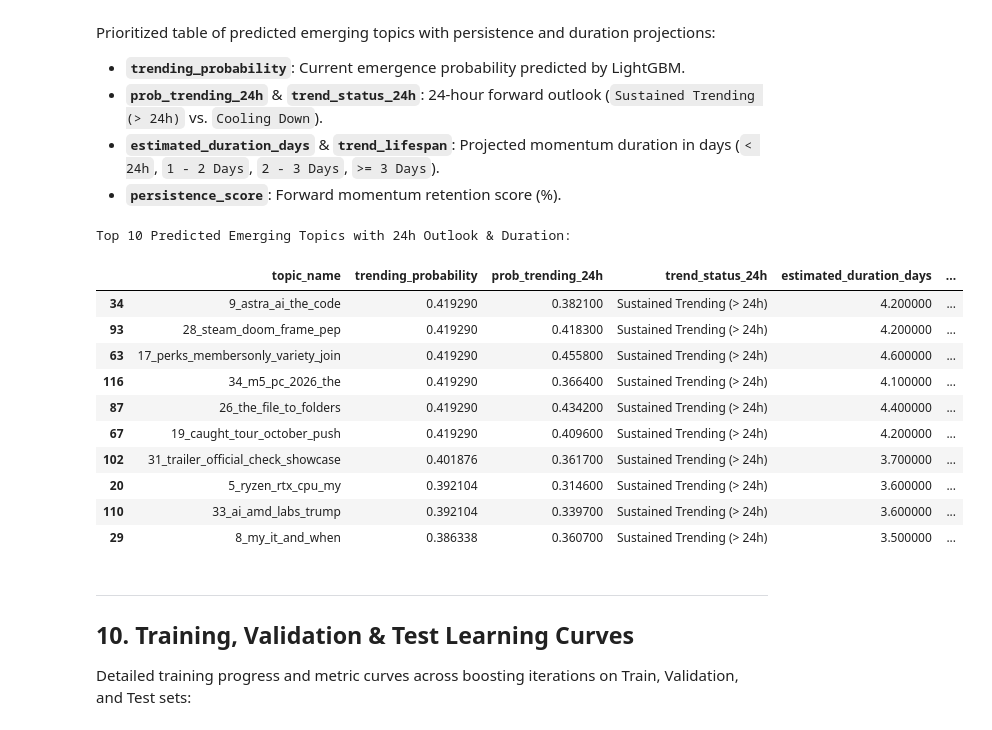
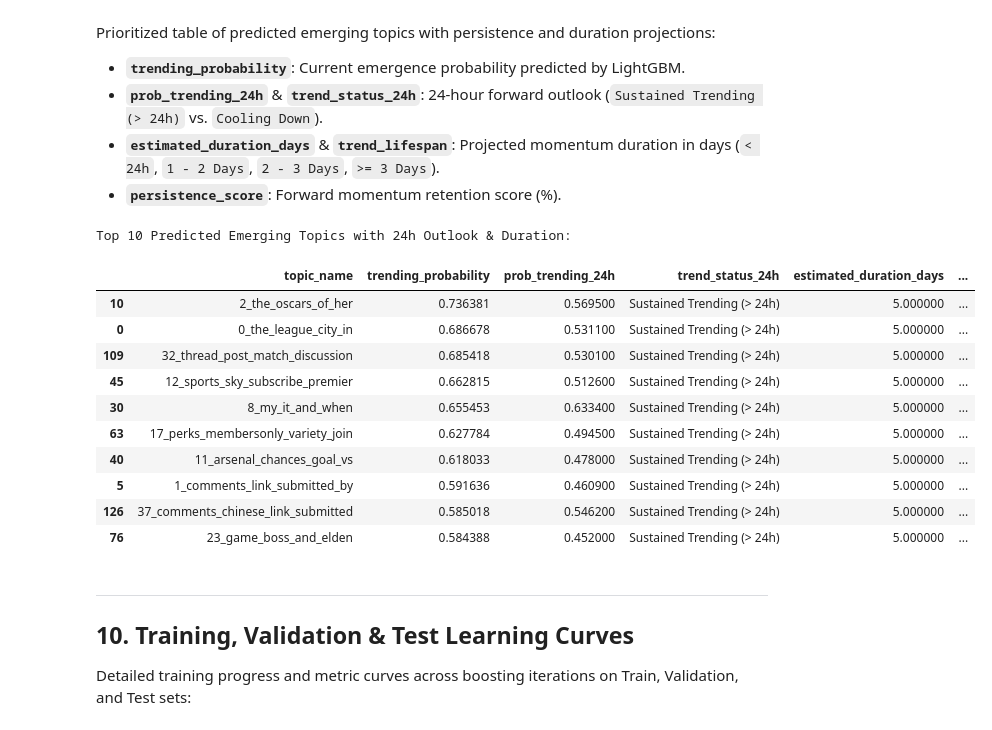
Before and after one commit to nguyenthanhcong041006/social-listening-trending, a Jupyter notebook: notebooks/04_model_evaluation_and_visualization.ipynb, the cells around one changed output. Drawn from its saved outputs; the diff is of its cells as text; code cells hidden in the pictures.

```diff
--- a/notebooks/04_model_evaluation_and_visualization.ipynb
+++ b/notebooks/04_model_evaluation_and_visualization.ipynb
@@ -115,0 +58,14 @@ Test samples: 128 | Actual Trending: 63 (49.2%) | Predicted Trending: 80
+# %%
+test_predictions_path = 'data/08_predictions/all_test_predictions.parquet'
+df_test = load_dataframe(test_predictions_path)
+
+print(f'Test set predictions loaded: {df_test.shape[0]} rows, {df_test.shape[1]} features')
+
+# Extract Ground-Truth & Prediction probabilities
+y_true = df_test['is_trending'].values
+y_pred = df_test['predicted_trending'].values
+y_prob = df_test['trending_probability'].values
+
+print(f'Total test samples: {len(y_true)}')
+print(f'Actual trending events (class 1): {y_true.sum()} ({y_true.mean():.1%})')
+print(f'Predicted trending events (class 1): {y_pred.sum()} ({y_pred.mean():.1%})')
@@ -306,45 +270,49 @@ Prioritized table of predicted emerging topics with persistence and duration pro
 - **`estimated_duration_days`** & **`trend_lifespan`**: Projected momentum duration in days (`< 24h`, `1 - 2 Days`, `2 - 3 Days`, `>= 3 Days`).
 - **`persistence_score`**: Forward momentum retention score (%).
 # %%
+from IPython.display import display
 # Ensure topic_name exists
 if 'topic_name' not in df_test.columns and 'topic_id' in df_test.columns:
-    topic_info_path = '../data/04_topics/topic_info.csv'
+    topic_info_path = 'data/04_topics/topic_info.csv'
     if os.path.exists(topic_info_path):
         t_info = pd.read_csv(topic_info_path)
         t_map = dict(zip(t_info['Topic'], t_info['Name']))
         df_test['topic_name'] = df_test['topic_id'].map(t_map).fillna('Topic_' + df_test['topic_id'].astype(str))
     else:
         df_test['topic_name'] = 'Topic_' + df_test['topic_id'].astype(str)
 
 display_col = 'topic_name' if 'topic_name' in df_test.columns else 'topic_id'
 
 candidate_cols = [
     display_col, 'trending_probability', 'prob_trending_24h', 'trend_status_24h',
     'estimated_duration_days', 'trend_lifespan', 'persistence_score',
     'topic_volume', 'growth_rate', 'sarima_forecast_volume'
 ]
 cols_to_show = [c for c in candidate_cols if c in df_test.columns]
 
 trending_table = df_test[df_test['predicted_trending'] == 1].sort_values(
     by='trending_probability', ascending=False
 )[cols_to_show]
 
 print(f'Top {min(10, len(trending_table))} Predicted Emerging Topics with 24h Outlook & Duration:')
 grad_cols = [c for c in ['trending_probability', 'prob_trending_24h'] if c in trending_table.columns]
-trending_table.head(10).style.background_gradient(subset=grad_cols, cmap='YlOrRd')
+if grad_cols:
+    display(trending_table.head(10).style.background_gradient(subset=grad_cols, cmap='YlOrRd'))
+else:
+    display(trending_table.head(10))
 # %% [output]
 Top 10 Predicted Emerging Topics with 24h Outlook & Duration:
 |  | topic_name | trending_probability | prob_trending_24h | trend_status_24h | estimated_duration_days | ... |
-| 34 | 9_astra_ai_the_code | 0.419290 | 0.382100 | Sustained Trending (> 24h) | 4.200000 | ... |
-| 93 | 28_steam_doom_frame_pep | 0.419290 | 0.418300 | Sustained Trending (> 24h) | 4.200000 | ... |
-| 63 | 17_perks_membersonly_variety_join | 0.419290 | 0.455800 | Sustained Trending (> 24h) | 4.600000 | ... |
-| 116 | 34_m5_pc_2026_the | 0.419290 | 0.366400 | Sustained Trending (> 24h) | 4.100000 | ... |
-| 87 | 26_the_file_to_folders | 0.419290 | 0.434200 | Sustained Trending (> 24h) | 4.400000 | ... |
-| 67 | 19_caught_tour_october_push | 0.419290 | 0.409600 | Sustained Trending (> 24h) | 4.200000 | ... |
-| 102 | 31_trailer_official_check_showcase | 0.401876 | 0.361700 | Sustained Trending (> 24h) | 3.700000 | ... |
-| 20 | 5_ryzen_rtx_cpu_my | 0.392104 | 0.314600 | Sustained Trending (> 24h) | 3.600000 | ... |
-| 110 | 33_ai_amd_labs_trump | 0.392104 | 0.339700 | Sustained Trending (> 24h) | 3.600000 | ... |
-| 29 | 8_my_it_and_when | 0.386338 | 0.360700 | Sustained Trending (> 24h) | 3.500000 | ... |
+| 10 | 2_the_oscars_of_her | 0.736381 | 0.569500 | Sustained Trending (> 24h) | 5.000000 | ... |
+| 0 | 0_the_league_city_in | 0.686678 | 0.531100 | Sustained Trending (> 24h) | 5.000000 | ... |
+| 109 | 32_thread_post_match_discussion | 0.685418 | 0.530100 | Sustained Trending (> 24h) | 5.000000 | ... |
+| 45 | 12_sports_sky_subscribe_premier | 0.662815 | 0.512600 | Sustained Trending (> 24h) | 5.000000 | ... |
+| 30 | 8_my_it_and_when | 0.655453 | 0.633400 | Sustained Trending (> 24h) | 5.000000 | ... |
+| 63 | 17_perks_membersonly_variety_join | 0.627784 | 0.494500 | Sustained Trending (> 24h) | 5.000000 | ... |
+| 40 | 11_arsenal_chances_goal_vs | 0.618033 | 0.478000 | Sustained Trending (> 24h) | 5.000000 | ... |
+| 5 | 1_comments_link_submitted_by | 0.591636 | 0.460900 | Sustained Trending (> 24h) | 5.000000 | ... |
+| 126 | 37_comments_chinese_link_submitted | 0.585018 | 0.546200 | Sustained Trending (> 24h) | 5.000000 | ... |
+| 76 | 23_game_boss_and_elden | 0.584388 | 0.452000 | Sustained Trending (> 24h) | 5.000000 | ... |
 # %% [markdown]
 ---
 ## 10. Training, Validation & Test Learning Curves
```
Also changed, not shown: parts of 13 cells of this notebook, 18 other files.
